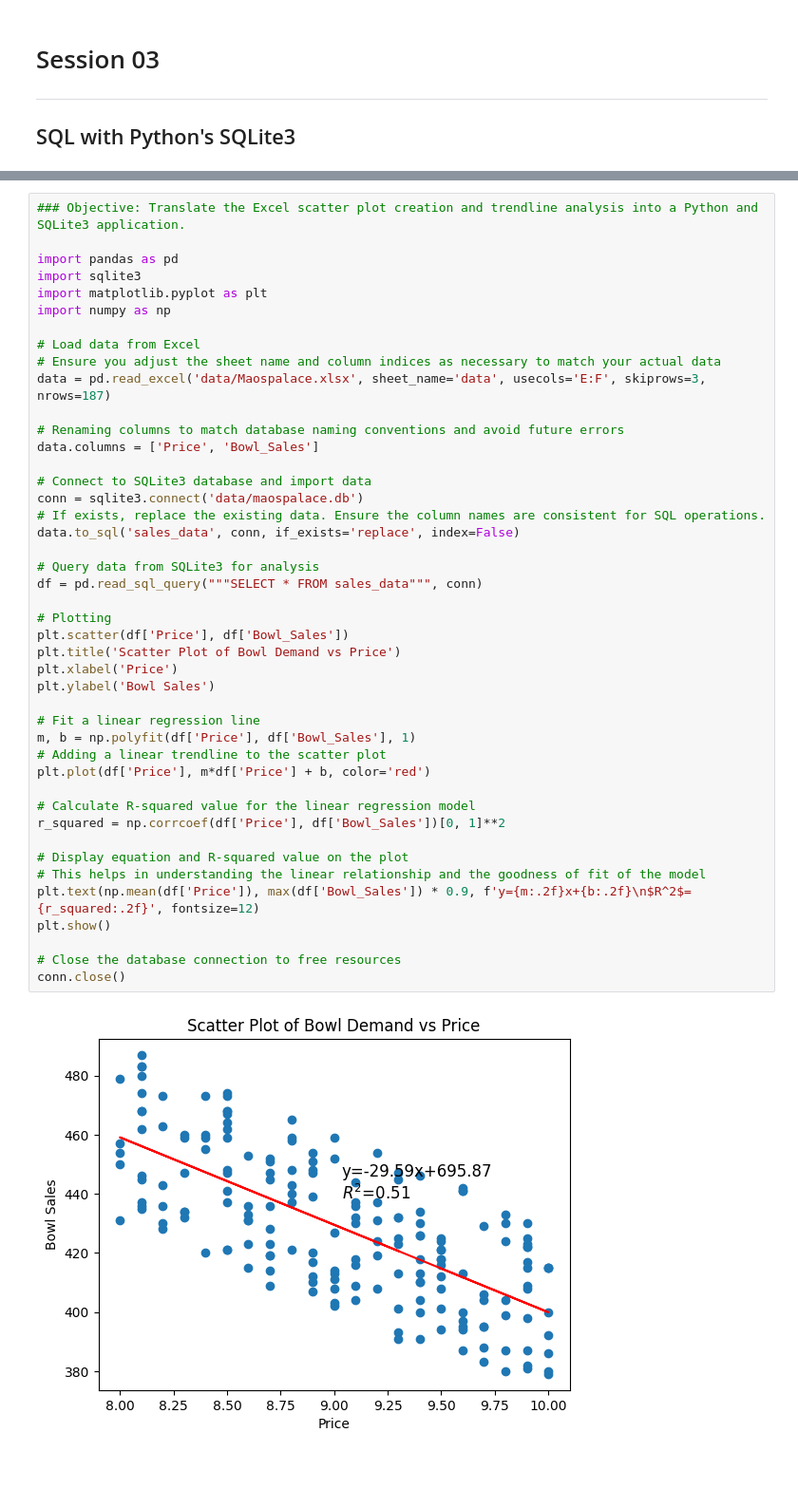
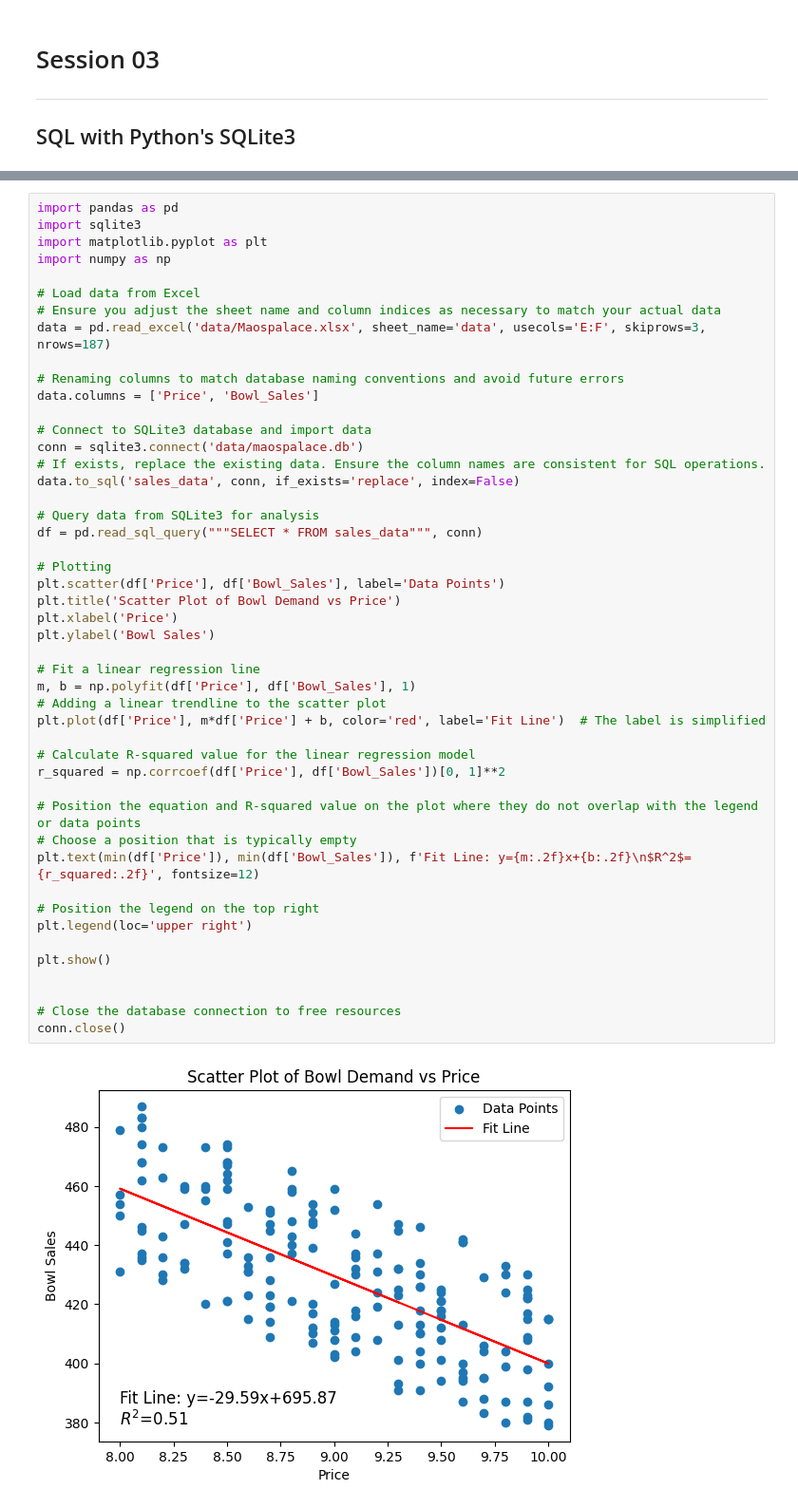
Before and after one commit to kezekwem/NYU_DBMM_S01_LAB, a Jupyter notebook: Session03_LabA.ipynb, the cells around one changed output, grey strips where cells are left out. Shown at 95% size. Saved outputs shown, nothing was run; the diff lists cells and outputs as text; blank space fills up the shorter version.

```diff
--- a/Session03_LabA.ipynb
+++ b/Session03_LabA.ipynb
@@ -6,6 +8,4 @@
 # %%
-### Objective: Translate the Excel scatter plot creation and trendline analysis into a Python and SQLite3 application.
-
 import pandas as pd
 import sqlite3
 import matplotlib.pyplot as plt
@@ -16,36 +16,41 @@ import numpy as np
 data = pd.read_excel('data/Maospalace.xlsx', sheet_name='data', usecols='E:F', skiprows=3, nrows=187)
 
 # Renaming columns to match database naming conventions and avoid future errors
 data.columns = ['Price', 'Bowl_Sales']
 
 # Connect to SQLite3 database and import data
 conn = sqlite3.connect('data/maospalace.db')
 # If exists, replace the existing data. Ensure the column names are consistent for SQL operations.
 data.to_sql('sales_data', conn, if_exists='replace', index=False)
 
 # Query data from SQLite3 for analysis
 df = pd.read_sql_query("""SELECT * FROM sales_data""", conn)
 
 # Plotting
-plt.scatter(df['Price'], df['Bowl_Sales'])
+plt.scatter(df['Price'], df['Bowl_Sales'], label='Data Points')
 plt.title('Scatter Plot of Bowl Demand vs Price')
 plt.xlabel('Price')
 plt.ylabel('Bowl Sales')
 
 # Fit a linear regression line
 m, b = np.polyfit(df['Price'], df['Bowl_Sales'], 1)
 # Adding a linear trendline to the scatter plot
-plt.plot(df['Price'], m*df['Price'] + b, color='red')
+plt.plot(df['Price'], m*df['Price'] + b, color='red', label='Fit Line')  # The label is simplified
 
 # Calculate R-squared value for the linear regression model
 r_squared = np.corrcoef(df['Price'], df['Bowl_Sales'])[0, 1]**2
 
-# Display equation and R-squared value on the plot
-# This helps in understanding the linear relationship and the goodness of fit of the model
-plt.text(np.mean(df['Price']), max(df['Bowl_Sales']) * 0.9, f'y={m:.2f}x+{b:.2f}\n$R^2$={r_squared:.2f}', fontsize=12)
+# Position the equation and R-squared value on the plot where they do not overlap with the legend or data points
+# Choose a position that is typically empty
+plt.text(min(df['Price']), min(df['Bowl_Sales']), f'Fit Line: y={m:.2f}x+{b:.2f}\n$R^2$={r_squared:.2f}', fontsize=12)
+
+# Position the legend on the top right
+plt.legend(loc='upper right')
+
 plt.show()
+
 
 # Close the database connection to free resources
 conn.close()
 # %% [output]
-[figure, old version]
+[figure, new version]
```
Also changed, not shown: parts of 5 cells of this notebook, 2 other files.
